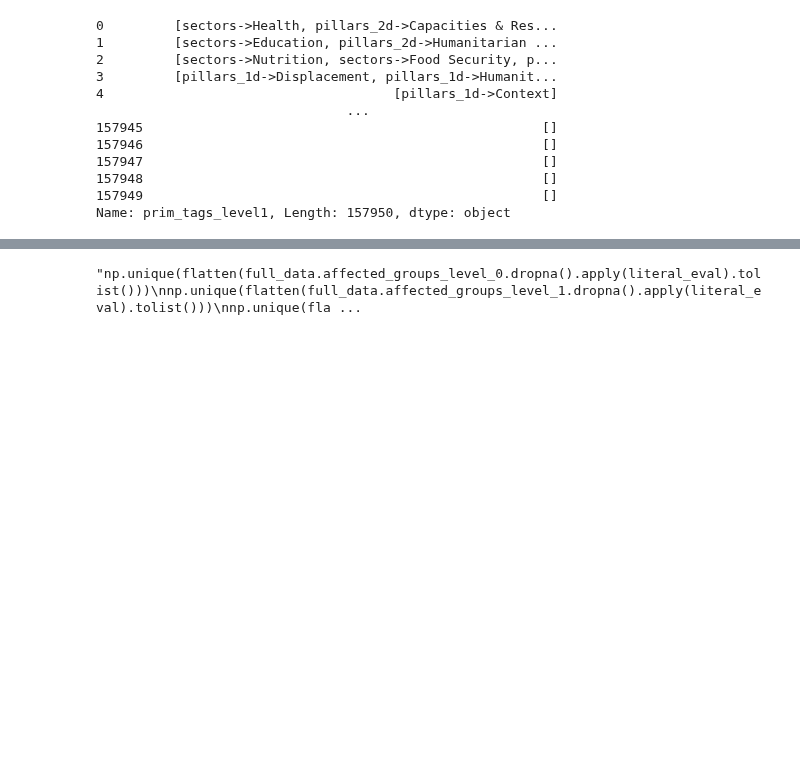
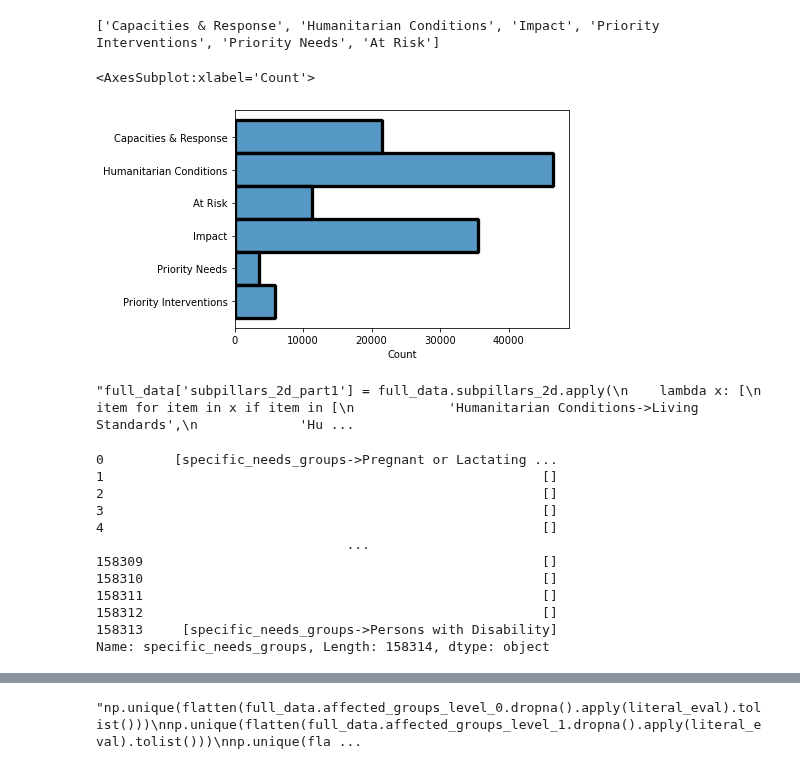
Before and after one commit to the-deep/deep-experiments, a Jupyter notebook: notebooks/models/selim/data_preprocessing_v0.7.1.ipynb, the cells around one changed output, grey strips where cells are left out. Drawn from its saved outputs; the diff is of its cells as text; code cells hidden in the pictures; blank space fills up the shorter version.

```diff
--- a/notebooks/models/selim/data_preprocessing_v0.7.1.ipynb
+++ b/notebooks/models/selim/data_preprocessing_v0.7.1.ipynb
@@ -71,0 +236,24 @@ full_data['present_prim_tags'].apply(lambda x: len(x)>0).sum() / full_data.shape
+# %%
+flat_results = flatten(full_data['pillars_2d'])
+print(list(set(flat_results)))
+sns.histplot(y=flat_results)
+# %% [output]
+['Capacities & Response', 'Humanitarian Conditions', 'Impact', 'Priority Interventions', 'Priority Needs', 'At Risk']
+<AxesSubplot:xlabel='Count'>
+[figure, added]
+# %%
+"""full_data['subpillars_2d_part1'] = full_data.subpillars_2d.apply(
+    lambda x: [
+        item for item in x if item in [
+            'Humanitarian Conditions->Living Standards',
+             'Humanitarian Conditions->Physical And Mental Well Being',
+             'Impact->Impact On Systems, Services And Networks',
+             'Capacities & Response->International Response',
+             'Impact->Driver/Aggravating Factors',
+             'Impact->Impact On People',
+             'At Risk->Risk And Vulnerabilities'
+        ]
+    ]
+)"""
+# %% [output]
+"full_data['subpillars_2d_part1'] = full_data.subpillars_2d.apply(\n    lambda x: [\n        item for item in x if item in [\n            'Humanitarian Conditions->Living Standards',\n             'Hu ...
@@ -72,15 +286,15 @@ full_data['present_prim_tags'].apply(lambda x: len(x)>0).sum() / full_data.shape
 # %%
-full_data['prim_tags_level1']
+full_data.specific_needs_groups
 # %% [output]
-0         [sectors->Health, pillars_2d->Capacities & Res...
-1         [sectors->Education, pillars_2d->Humanitarian ...
-2         [sectors->Nutrition, sectors->Food Security, p...
-3         [pillars_1d->Displacement, pillars_1d->Humanit...
-4                                     [pillars_1d->Context]
+0         [specific_needs_groups->Pregnant or Lactating ...
+1                                                        []
+2                                                        []
+3                                                        []
+4                                                        []
                                 ...
-157945                                                   []
-157946                                                   []
-157947                                                   []
-157948                                                   []
-157949                                                   []
-Name: prim_tags_level1, Length: 157950, dtype: object
+158309                                                   []
+158310                                                   []
+158311                                                   []
+158312                                                   []
+158313     [specific_needs_groups->Persons with Disability]
+Name: specific_needs_groups, Length: 158314, dtype: object
```
Also changed, not shown: parts of 49 cells of this notebook.
